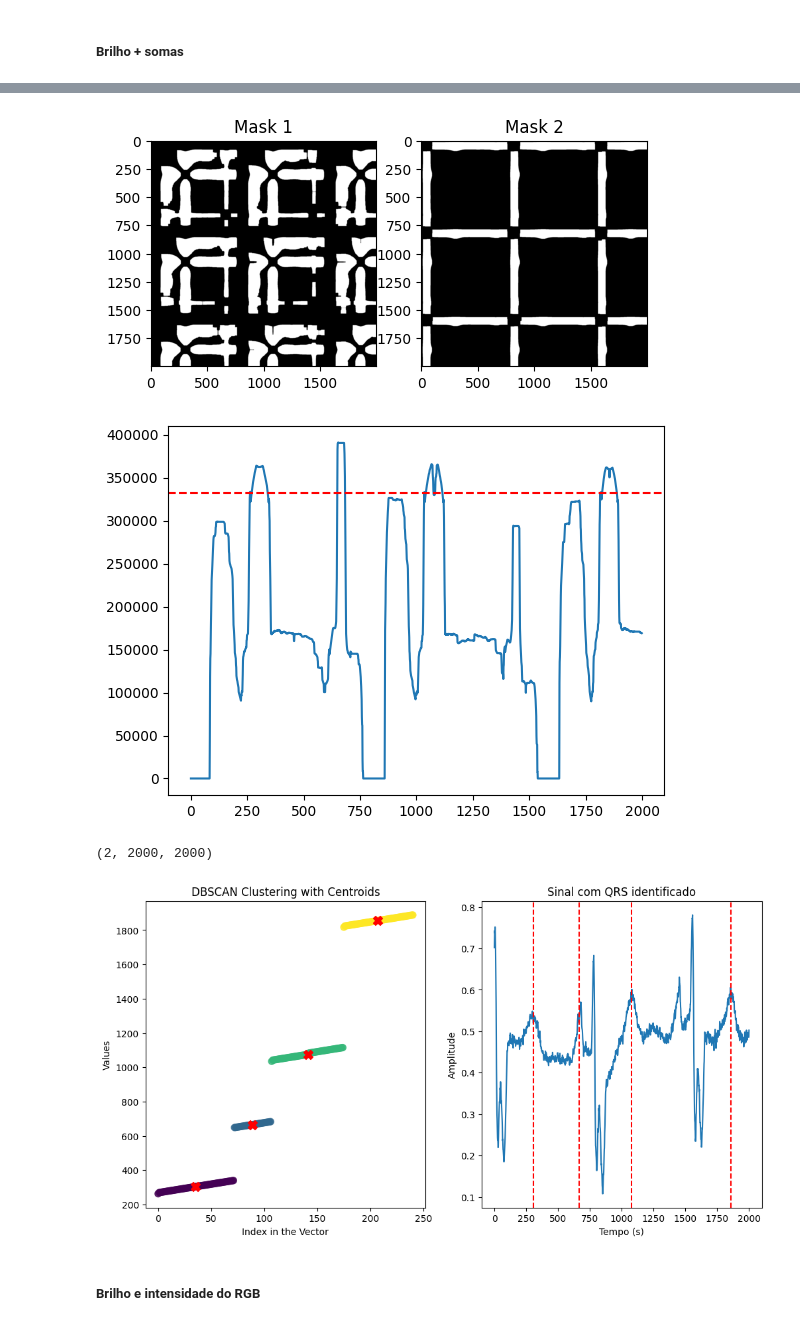
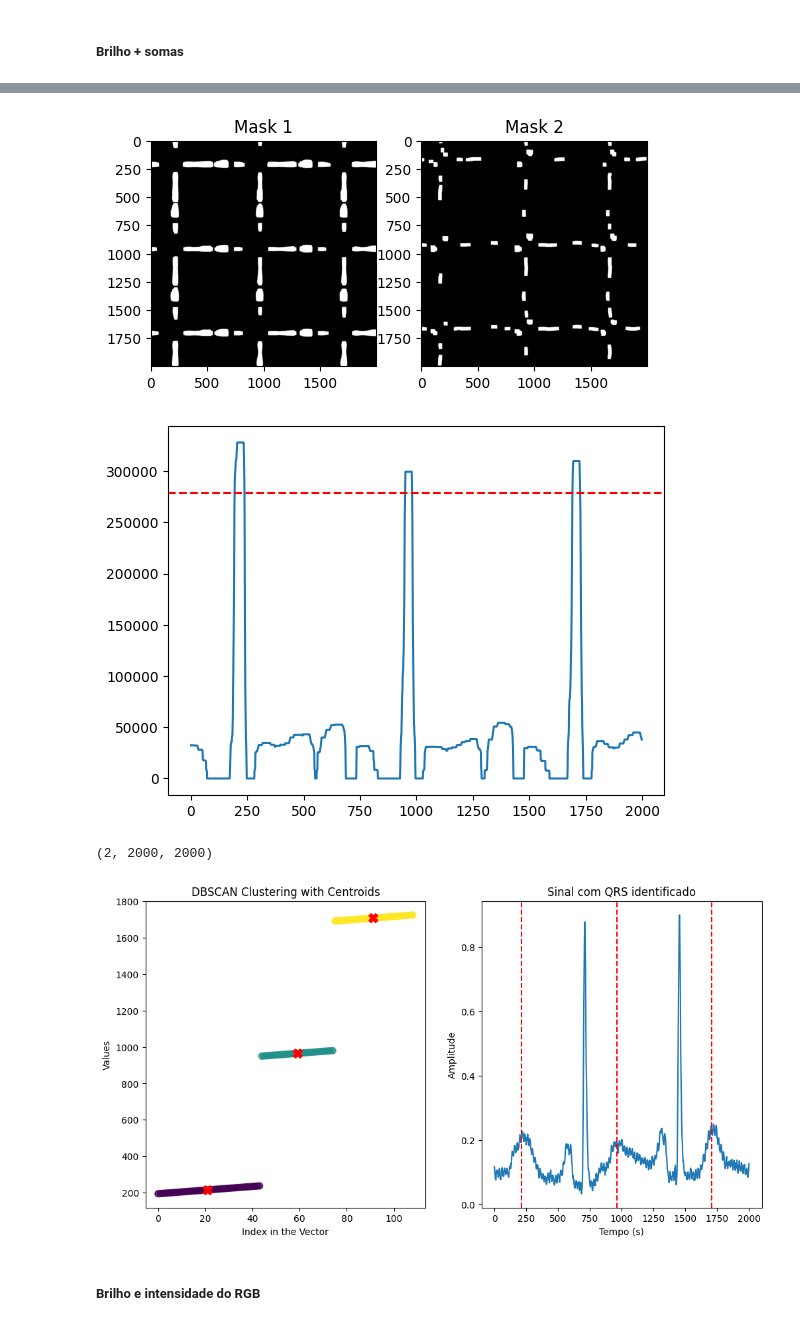
Before and after one commit to Ni-cole17/PTB-Diagnostic-Visualization, a Jupyter notebook: segment.ipynb, the cells around one changed output, grey strips where cells are left out. Saved outputs shown, nothing was run; the diff lists cells and outputs as text; code cells hidden in the pictures.

```diff
--- a/segment.ipynb
+++ b/segment.ipynb
@@ -420,11 +420,11 @@ def cluster_image_kmeans(image, n_clusters=4):
     return labels_reshaped
 # %%
 ## New object
-patient = 'patient108'
-record = 's0013_re'
+patient = 'patient043'
+record = 's0141lre'
 pat0 = ECG_distance_matrix(patient, record)
 pat0_sign, _ = pat0.get_signal()
-matrix_dist_0 = pat0.get_distance_matrix(pat0_sign,28822,30822)
+matrix_dist_0 = pat0.get_distance_matrix(pat0_sign,4544,6544)
 matrix_img_0 = show_matrix(matrix_dist_0,return_img=True,show=False)
 matrix_unint = float_to_unint(matrix_img_0)
 # %%
@@ -538,7 +538,7 @@ for r in res_masks:
     gray_image = cv2.cvtColor(r, cv2.COLOR_RGB2GRAY)
     black_mask = gray_image > 0
     ## Apply black mask on matrix_dist
-    matrix_mask = matrix_dist[black_mask]
+    matrix_mask = matrix_dist_0[black_mask]
     metric.append(np.sum(matrix_mask))
     means.append(np.mean(matrix_mask))
 
@@ -585,7 +585,7 @@ ax1.title.set_text('Mask 1')
 ax2.title.set_text('Mask 2')
 plt.show()
 # %% [output]
-[figure, old version]
+[figure, new version]
 # %%
 ## Sums of masks_bests_proc[0]
 sums = []
@@ -599,7 +599,7 @@ plt.plot(sums)
 plt.axhline(y=max(sums)*0.85, color='r', linestyle='--')
 plt.show()
 # %% [output]
-[figure, old version]
+[figure, new version]
 # %%
 masks_bests_proc_gray.shape
 # %% [output]
@@ -636,35 +636,35 @@ for label in unique_labels:
     first_last[label] = [min(cluster_points), max(cluster_points)]
 
 idxs = []
 for k in centroids:
     if len(np.where(data == int(k))[0]) > 0:
         idxs.append(np.where(data == int(k))[0])
     else:
         ## If there is no value equal to k, get the closest value
         closest_index = np.argmin(np.abs(data - k))
         idxs.append(np.array([closest_index]))
 
 
 fig, (ax1,ax2) = plt.subplots(1,2,figsize=(12, 6))
-sign_0 = pat0_sign[28822:30822]
+sign_0 = pat0_sign[4544:6544]
 # Plot the results with centroids
 ax1.scatter(range(len(data)), data, c=labels, cmap='viridis', s=50, alpha=0.8)
 ax1.scatter(idxs, [data[i] for i in idxs], marker='X', color='red', s=100)
 ax1.set_title('DBSCAN Clustering with Centroids')
 ax1.set_xlabel('Index in the Vector')
 ax1.set_ylabel('Values')
 
 ## Plot centroids with a line on signal
 t = np.linspace(0, len(sign_0), len(sign_0))
 ax2.plot(t, sign_0[:,0], label='Sinal original')
 for i in centroids:
     ax2.axvline(x=i, color='r', linestyle='--')
 ax2.set_title('Sinal com QRS identificado')
 ax2.set_xlabel('Tempo (s)')
 ax2.set_ylabel('Amplitude')
 plt.show()
 # %% [output]
-[figure, old version]
+[figure, new version]
 # %% [markdown]
 ##### Brilho e intensidade do RGB
 # %%
```
Also changed, not shown: parts of 8 cells of this notebook, 2 other files.
